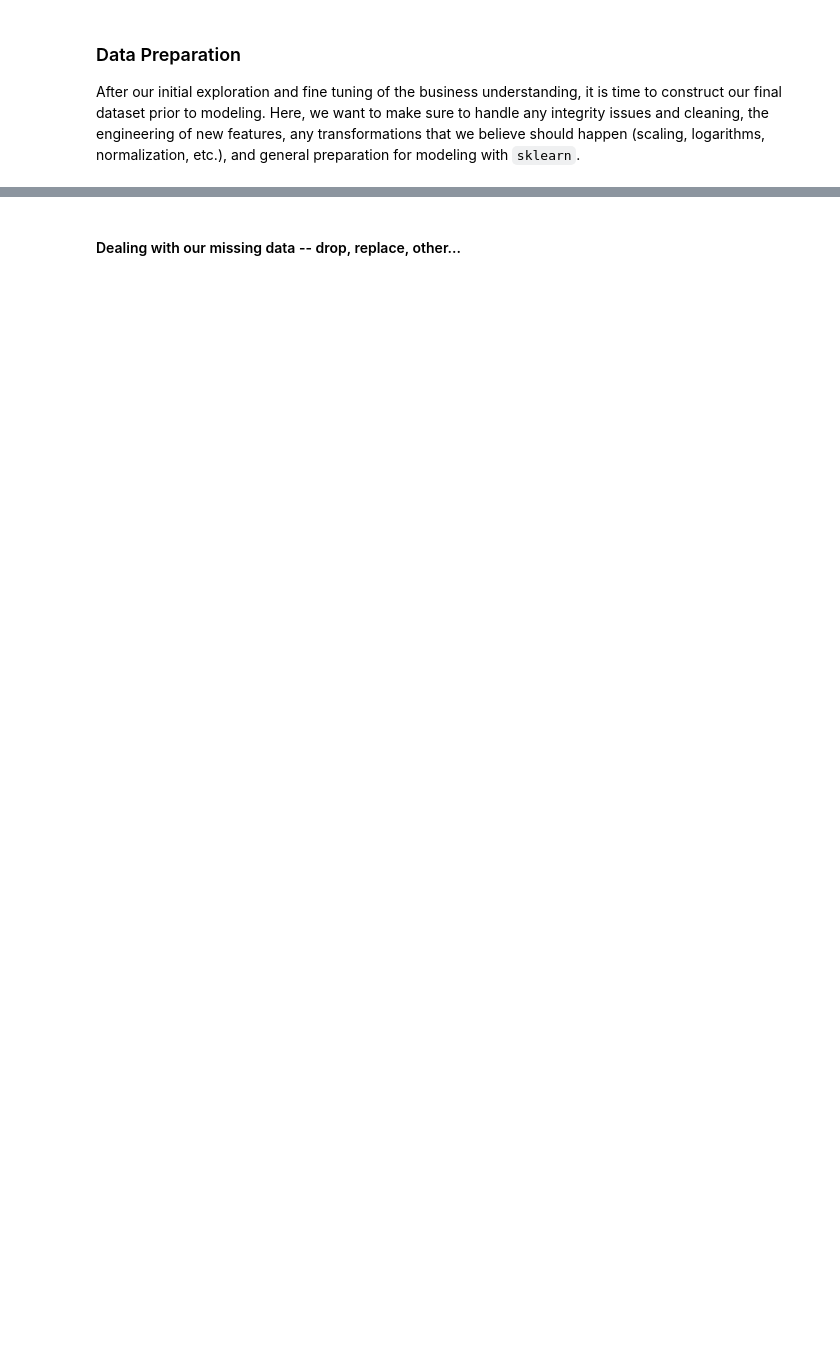
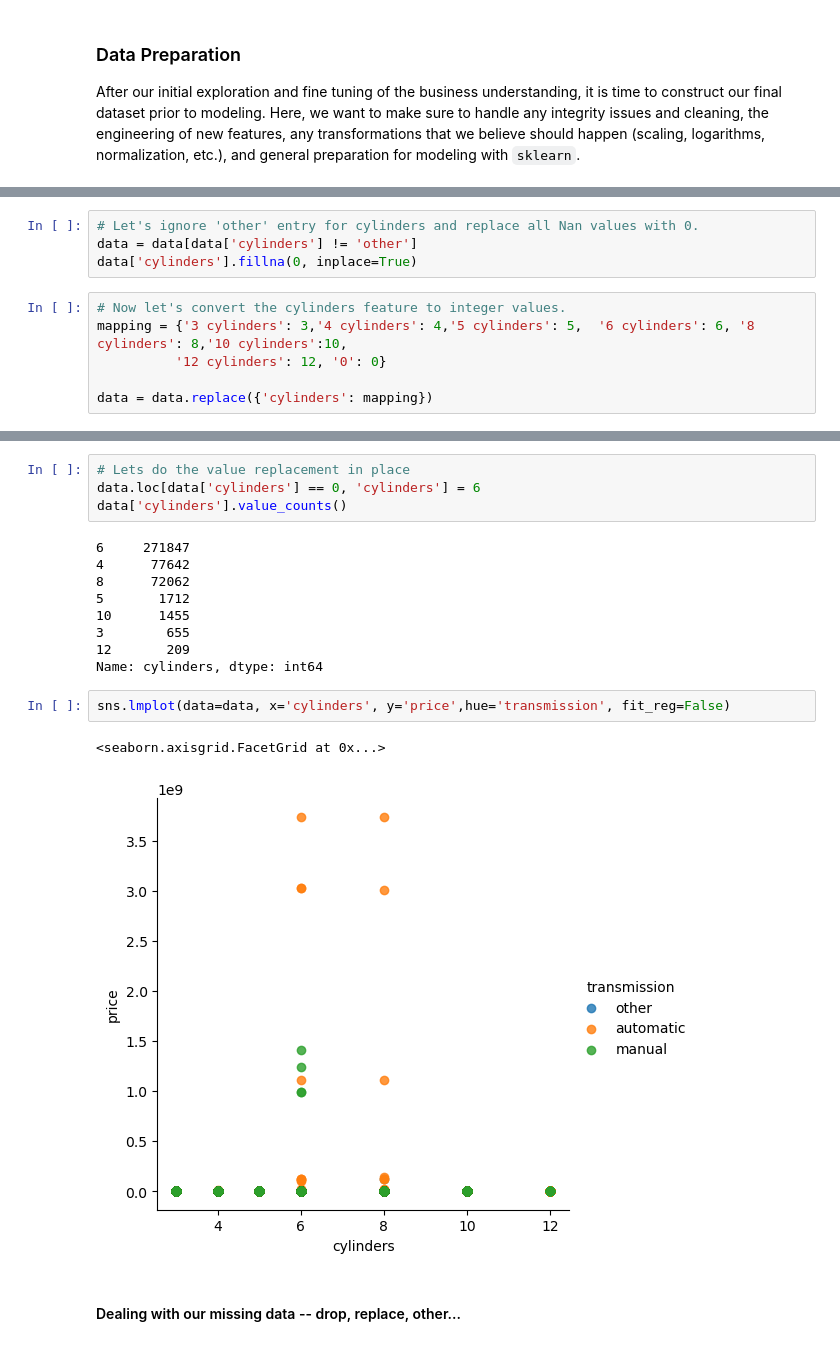
Before and after one commit to leonyi/zero-to-ml_ai-mastery, a Jupyter notebook: practical-application2-used-cars-analysis/used-cars-analysis.ipynb, the cells around one changed output, grey strips where cells are left out. Saved outputs shown, nothing was run; the diff lists cells and outputs as text; blank space fills up the shorter version.

Commit message:
Syncs data on notebook.

```diff
--- a/practical-application2-used-cars-analysis/used-cars-analysis.ipynb
+++ b/practical-application2-used-cars-analysis/used-cars-analysis.ipynb
@@ -216,0 +351,10 @@ After our initial exploration and fine tuning of the business understanding, it
+# %%
+# Let's ignore 'other' entry for cylinders and replace all Nan values with 0.
+data = data[data['cylinders'] != 'other']
+data['cylinders'].fillna(0, inplace=True)
+# %%
+# Now let's convert the cylinders feature to integer values.
+mapping = {'3 cylinders': 3,'4 cylinders': 4,'5 cylinders': 5,  '6 cylinders': 6, '8 cylinders': 8,'10 cylinders':10,
+          '12 cylinders': 12, '0': 0}
+
+data = data.replace({'cylinders': mapping})
@@ -217,2 +386,20 @@ After our initial exploration and fine tuning of the business understanding, it
+# %%
+# Lets do the value replacement in place
+data.loc[data['cylinders'] == 0, 'cylinders'] = 6
+data['cylinders'].value_counts()
+# %% [output]
+6     271847
+4      77642
+8      72062
+5       1712
+10      1455
+3        655
+12       209
+Name: cylinders, dtype: int64
+# %%
+sns.lmplot(data=data, x='cylinders', y='price',hue='transmission', fit_reg=False)
+# %% [output]
+<seaborn.axisgrid.FacetGrid at 0x...>
+[figure, added]
 # %% [markdown]
 #### Dealing with our missing data -- drop, replace, other...
```
Also changed, not shown: parts of 13 cells of this notebook.
